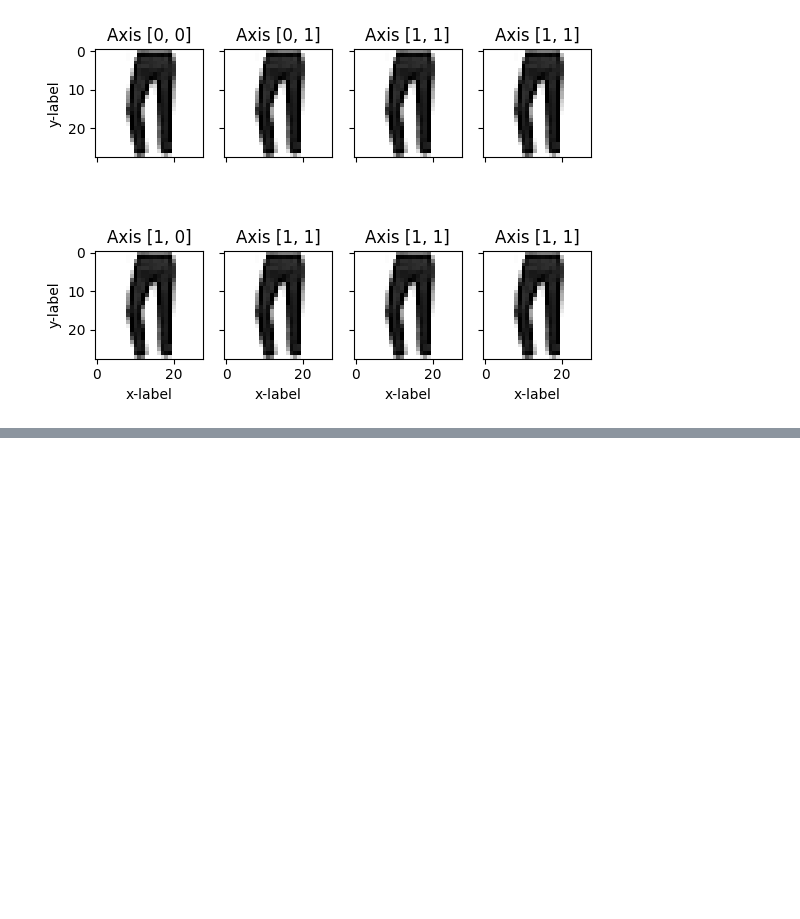
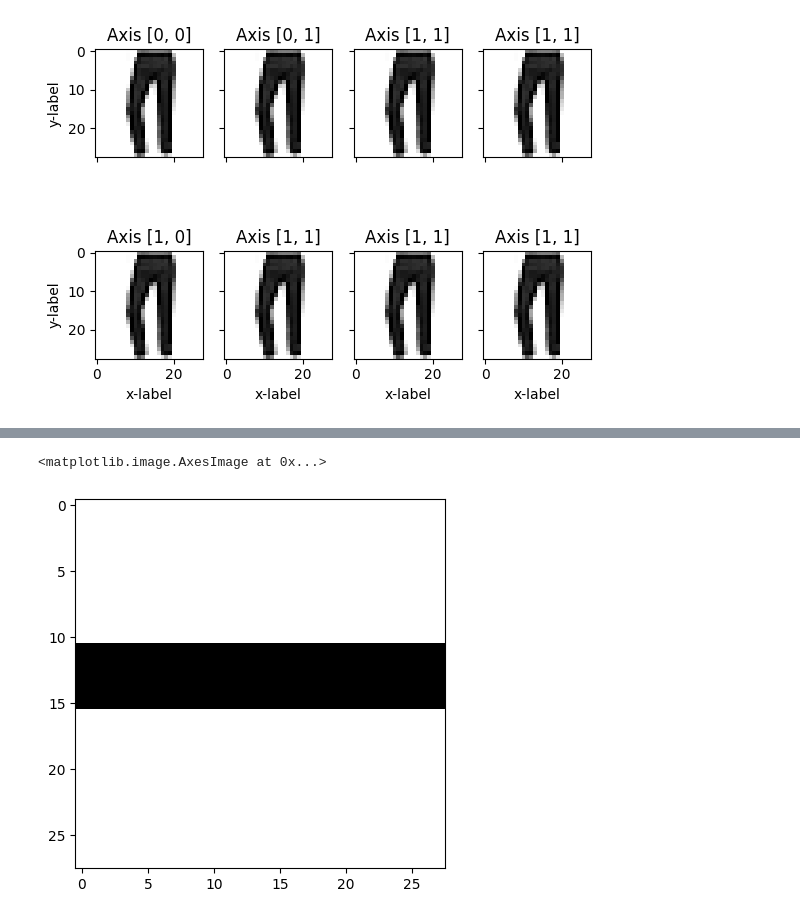
Before and after one commit to dahnlund/SF2526-Lab2, a Jupyter notebook: ex4.ipynb, the cells around one changed output, grey strips where cells are left out. Cells and saved outputs as stored; diff of their text form; code cells hidden in the pictures; blank space fills up the shorter version.

```diff
--- a/ex4.ipynb
+++ b/ex4.ipynb
@@ -259,0 +312,6 @@ for ax in axs.flat:
+# %%
+x = 2
+W_weight = np.ones((28, 28))
+W_weight[11:16,:] = x
+w_weight = W_weight.ravel()
+w_weight = w_weight / np.linalg.norm(w_weight)
@@ -259,0 +340,6 @@ for ax in axs.flat:
+# %%
+fig, axs = plt.subplots(1,1)
+axs.imshow(zalando_plot(w_weight),cmap='gray', origin='upper')
+# %% [output]
+<matplotlib.image.AxesImage at 0x...>
+[figure, added]
```
Also changed, not shown: parts of 13 cells of this notebook.
